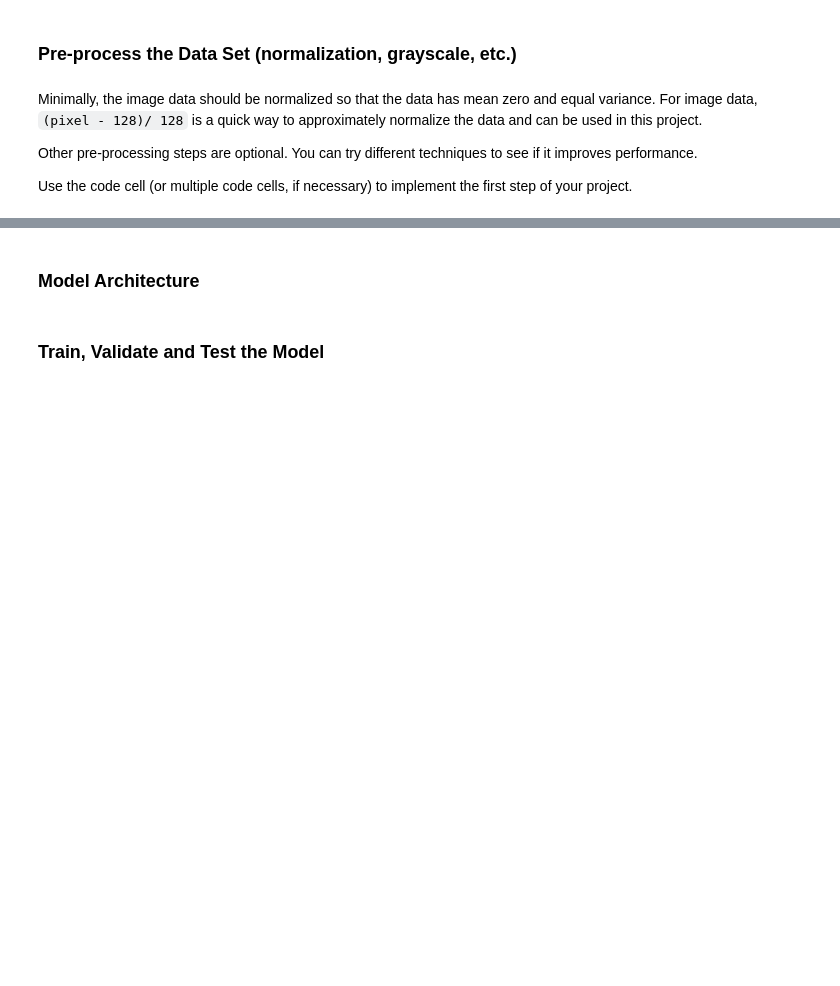
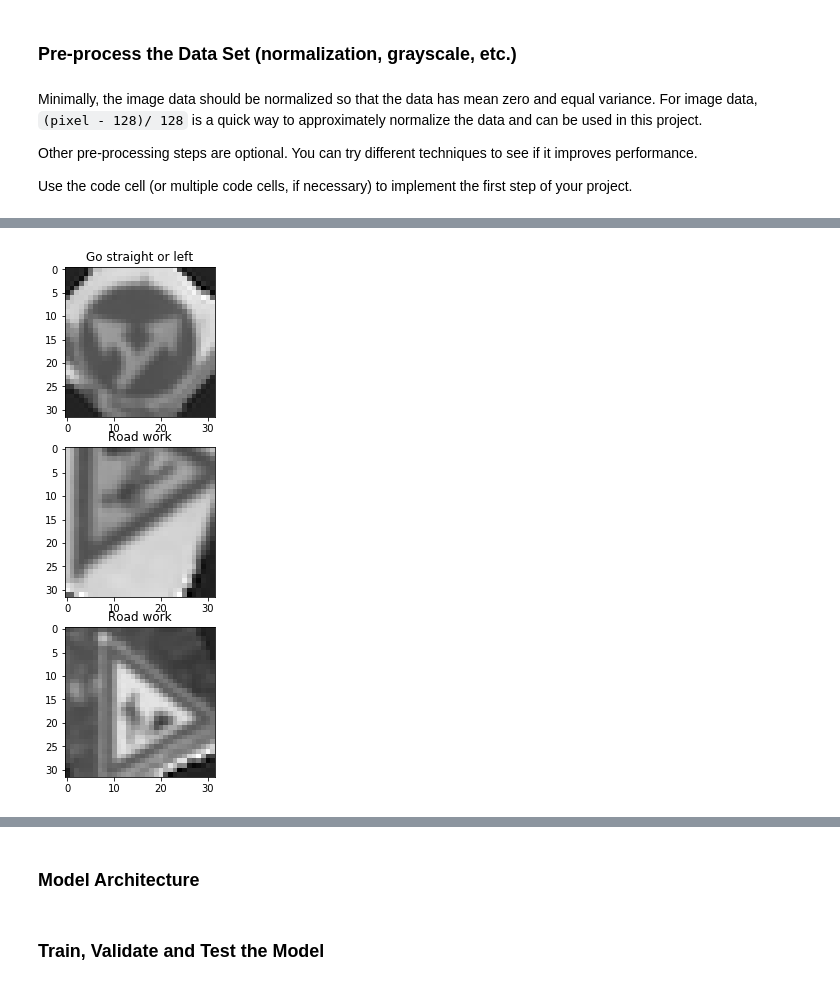
Before and after one commit to matheuslrsouza/CarND-Traffic-Sign-Classifier-Project, a Jupyter notebook: Traffic_Sign_Classifier.ipynb, the cells around one changed output, grey strips where cells are left out. Cells and saved outputs as stored; diff of their text form; code cells hidden in the pictures; blank space fills up the shorter version.

```diff
--- a/Traffic_Sign_Classifier.ipynb
+++ b/Traffic_Sign_Classifier.ipynb
@@ -133,0 +262,13 @@ Use the code cell (or multiple code cells, if necessary) to implement the first
+# %%
+# augment the training data using zoom and rotation combined
+
+def augment_data(img):
+    rotated = rotate_img(img)
+    zoom_factor = random.uniform(1.1, 1.5)
+    # apply the zoom
+    return clipped_zoom(rotated, zoom_factor)
+
+new_images = np.array([augment_data(x) for x in X_train])
+new_labels = np.copy(y_train)
+# %% [output]
+[figure, added]
```
Also changed, not shown: parts of 16 cells of this notebook.
